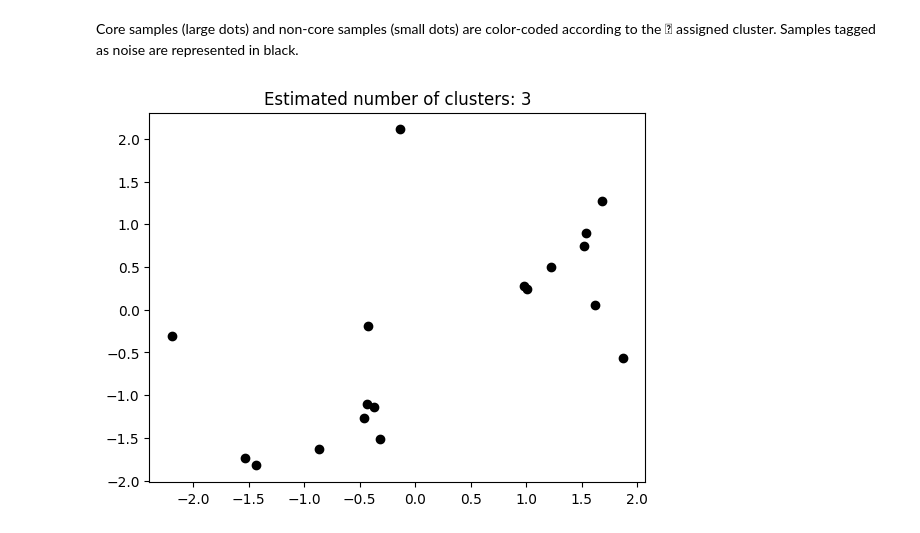
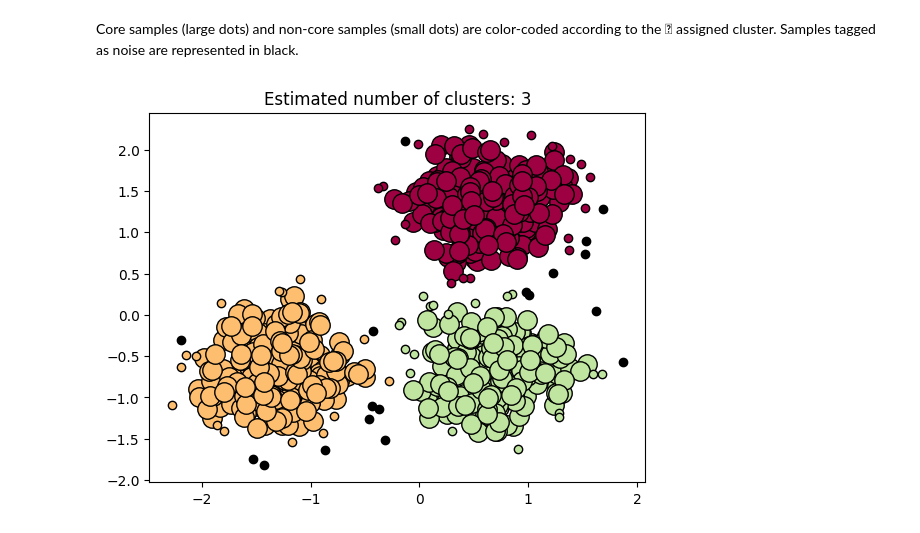
Before and after one commit to Nooralshyab/data-minning, a Jupyter notebook: DBSCAN_NOOR.ipynb, the cells around one changed output. Saved outputs shown, nothing was run; the diff lists cells and outputs as text; code cells hidden in the pictures.

```diff
--- a/DBSCAN_NOOR.ipynb
+++ b/DBSCAN_NOOR.ipynb
@@ -59,39 +59,36 @@ Silhouette Coefficient: 0.626
 Core samples (large dots) and non-core samples (small dots) are color-coded according to the 
 assigned cluster. Samples tagged as noise are represented in black.
 # %%
-unique_labels = set(labels)
+import numpy as np
+import matplotlib.pyplot as plt
+from sklearn.datasets import make_blobs
+from sklearn.preprocessing import StandardScaler
+from sklearn.cluster import DBSCAN
+
+centers = [[1, 1], [-1, -1], [1, -1]]
+X, labels_true = make_blobs(n_samples=750, centers=centers, cluster_std=0.4, random_state=0)
+X = StandardScaler().fit_transform(X)
+
+db = DBSCAN(eps=0.3, min_samples=10).fit(X)
+labels = db.labels_
+
+n_clusters_ = len(set(labels)) - (1 if -1 in labels else 0)
+
 core_samples_mask = np.zeros_like(labels, dtype=bool)
 core_samples_mask[db.core_sample_indices_] = True
+unique_labels = set(labels)
+colors = [plt.cm.Spectral(each) for each in np.linspace(0, 1, len(unique_labels))]
 
-colors = [plt.cm.Spectral(each) for each in np.linspace(0, 1, len(unique_labels))]
 for k, col in zip(unique_labels, colors):
     if k == -1:
-       # Black used for noise.
-      col = [0, 0, 0, 1]
-
-class_member_mask = labels == k
-
-xy = X[class_member_mask & core_samples_mask]
-plt.plot(
-xy[:, 0],
-xy[:, 1],
-"o",
-markerfacecolor=tuple(col),
-markeredgecolor="k",
-markersize=14,
-)
-
-xy = X[class_member_mask & ~core_samples_mask]
-plt.plot(
-xy[:, 0],
-xy[:, 1],
-"o",
-markerfacecolor=tuple(col),
-markeredgecolor="k",
-markersize=6,
-)
+        col = [0, 0, 0, 1]
+    class_member_mask = labels == k
+    xy = X[class_member_mask & core_samples_mask]
+    plt.plot(xy[:, 0], xy[:, 1], "o", markerfacecolor=tuple(col), markeredgecolor="k", markersize=14)
+    xy = X[class_member_mask & ~core_samples_mask]
+    plt.plot(xy[:, 0], xy[:, 1], "o", markerfacecolor=tuple(col), markeredgecolor="k", markersize=6)
 
 plt.title(f"Estimated number of clusters: {n_clusters_}")
 plt.show()
 # %% [output]
-[figure, old version]
+[figure, new version]
```
